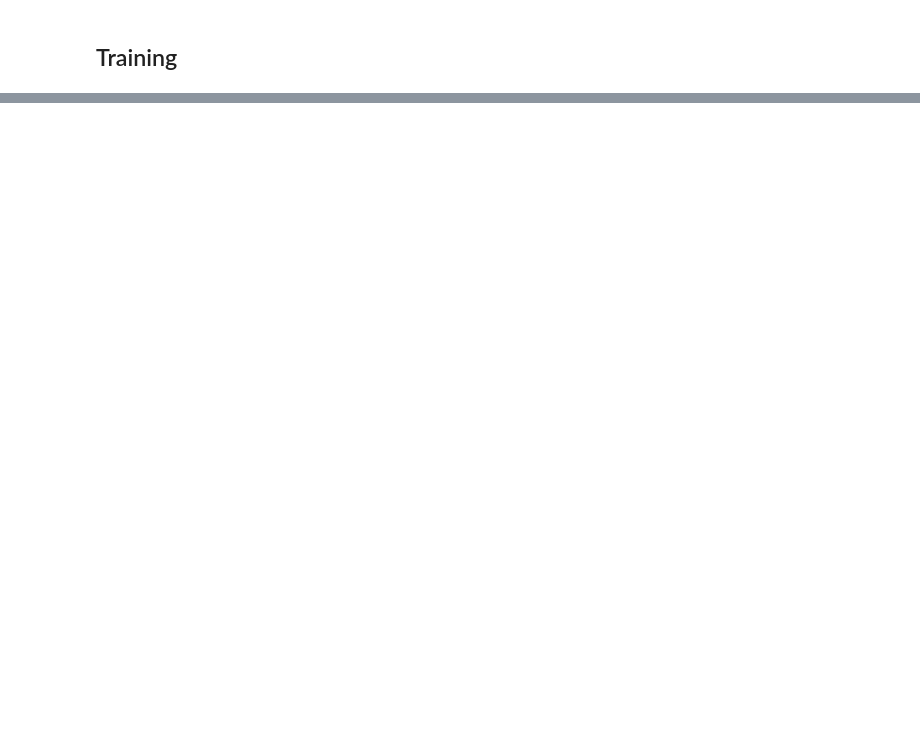
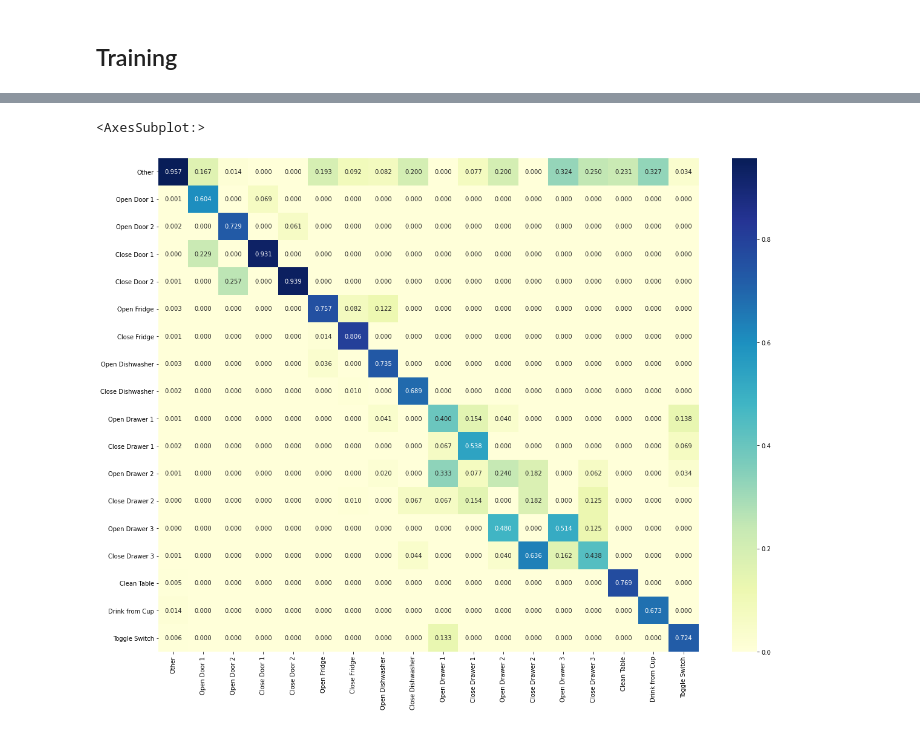
Before and after one commit to saif-mahmud/hierarchical-attention-HAR, a Jupyter notebook: notebooks/opp_mid_level_session_guided.ipynb, the cells around one changed output, grey strips where cells are left out. Saved outputs shown, nothing was run; the diff lists cells and outputs as text; code cells hidden in the pictures; blank space fills up the shorter version.

```diff
--- a/notebooks/opp_mid_level_session_guided.ipynb
+++ b/notebooks/opp_mid_level_session_guided.ipynb
@@ -70,9 +70,9 @@ BENCHMARK_TEST = ((df[str(SUBJECT_ID)] == 2) | (df[str(SUBJECT_ID)] == 3)) & (
 train_df = df[~ BENCHMARK_TEST]
 test_df = df[BENCHMARK_TEST]
 
-SLIDING_WINDOW_LENGTH = 60
-SLIDING_WINDOW_STEP = 30
-N_WINDOW, N_TIMESTEP = 10, 6
+SLIDING_WINDOW_LENGTH = 30
+SLIDING_WINDOW_STEP = 15
+N_WINDOW, N_TIMESTEP = 10, 3
 
 X_train, y_train, m_labels_tr, loco_labels_tr = create_windowed_dataset_opp(train_df, FEATURES, str(
     MID_LABEL_COL), MID_LABEL_COL, LOCO_LABEL_COL, window_size=SLIDING_WINDOW_LENGTH, stride=SLIDING_WINDOW_STEP)
@@ -204,0 +217,3 @@ pred_mid, pred_sess = model.predict(X_test, batch_size=len(device_list) * 64)
+# %%
+model_from_ckpt = HSA_model_session_guided_window(**hparams).get_compiled_model()
+model_from_ckpt.load_weights("opp_checkpoints/cp-0030.ckpt")
@@ -205 +222,10 @@ pred_mid, pred_sess = model.predict(X_test, batch_size=len(device_list) * 64)
+# %%
+pred_mid, pred_sess =model_from_ckpt.predict(X_test, batch_size= 64)
+# %%
+activity_list = ['Other', 'Open Door 1', 'Open Door 2', 'Close Door 1',
+                    'Close Door 2', 'Open Fridge', 'Close Fridge',
+                    'Open Dishwasher', 'Close Dishwasher', 'Open Drawer 1',
+                    'Close Drawer 1', 'Open Drawer 2', 'Close Drawer 2',
+                    'Open Drawer 3', 'Close Drawer 3', 'Clean Table',
+                    'Drink from Cup', 'Toggle Switch']
 # %%
@@ -212,7 +251,10 @@ activity_map
 # %%
-confm = confusion_matrix(np.argmax(y_test, axis=1), np.argmax(pred_sess, axis=1))
-activity_list = list(activity_map.values())
+confm = confusion_matrix(np.argmax(y_test, axis=1), np.argmax(pred_sess, axis=1), normalize='pred')
+
 df_cm = pd.DataFrame(confm, index=activity_list, columns=activity_list)
-plt.figure(figsize = (10,8))
-sns.heatmap(df_cm, annot=True, fmt='d', cmap="YlGnBu")
+plt.figure(figsize = (20,15))
+sns.heatmap(df_cm, annot=True, fmt='0.3f', cmap="YlGnBu")
+# %% [output]
+<AxesSubplot:>
+[figure, added]
 # %%
```
Also changed, not shown: parts of 16 cells of this notebook, 7 other files.
